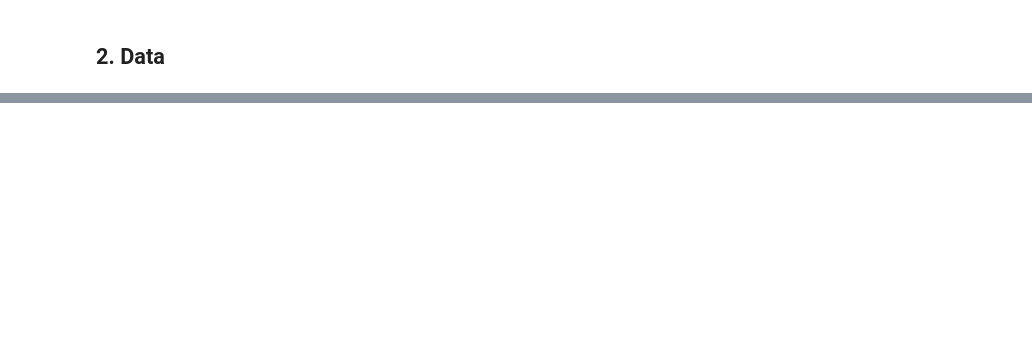
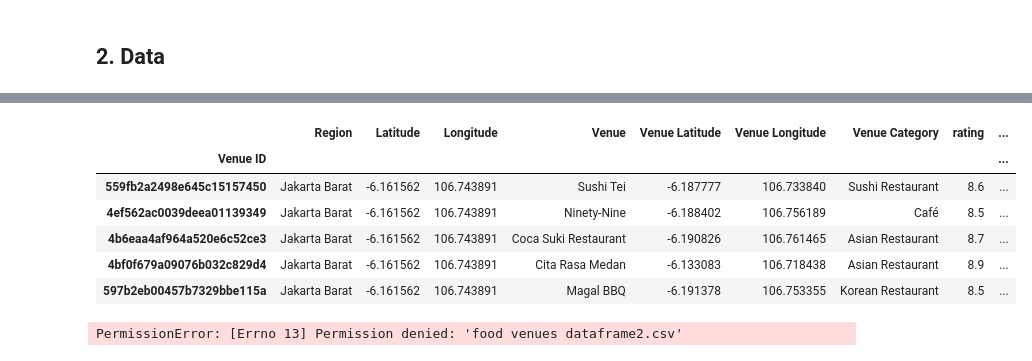
Before and after one commit to vickyysiahaan/FnB_Business_Opportunity_Seeker, a Jupyter notebook: Food and Beverage Business Opportunity Seeker.ipynb, the cells around one changed output, grey strips where cells are left out. Cells and saved outputs as stored; diff of their text form; code cells hidden in the pictures; blank space fills up the shorter version.

```diff
--- a/Food and Beverage Business Opportunity Seeker.ipynb
+++ b/Food and Beverage Business Opportunity Seeker.ipynb
@@ -40,0 +136,2 @@ These data can be used to answer the first question. We can find what kind of Fn
+# %%
+jakarta_food_venues = getFoodVenues(regions, regions_lat, regions_long)
@@ -40,0 +147,2 @@ These data can be used to answer the first question. We can find what kind of Fn
+# %%
+jakarta_food_venues.set_index("venue_id", inplace=True)
@@ -40,0 +302,14 @@ These data can be used to answer the first question. We can find what kind of Fn
+# %%
+details.head()
+# %% [output]
+|  | Region | Latitude | Longitude | Venue | Venue Latitude | Venue Longitude | Venue Category | rating | ... |
+| Venue ID |  |  |  |  |  |  |  |  | ... |
+| 559fb2a2498e645c15157450 | Jakarta Barat | -6.161562 | 106.743891 | Sushi Tei | -6.187777 | 106.733840 | Sushi Restaurant | 8.6 | ... |
+| 4ef562ac0039deea01139349 | Jakarta Barat | -6.161562 | 106.743891 | Ninety-Nine | -6.188402 | 106.756189 | Café | 8.5 | ... |
+| 4b6eaa4af964a520e6c52ce3 | Jakarta Barat | -6.161562 | 106.743891 | Coca Suki Restaurant | -6.190826 | 106.761465 | Asian Restaurant | 8.7 | ... |
+| 4bf0f679a09076b032c829d4 | Jakarta Barat | -6.161562 | 106.743891 | Cita Rasa Medan | -6.133083 | 106.718438 | Asian Restaurant | 8.9 | ... |
+| 597b2eb00457b7329bbe115a | Jakarta Barat | -6.161562 | 106.743891 | Magal BBQ | -6.191378 | 106.753355 | Korean Restaurant | 8.5 | ... |
+# %%
+details.to_csv(r'food venues dataframe2.csv')
+# %% [output]
+PermissionError: [Errno 13] Permission denied: 'food venues dataframe2.csv'
```
Also changed, not shown: parts of 22 cells of this notebook, 2 other files.
